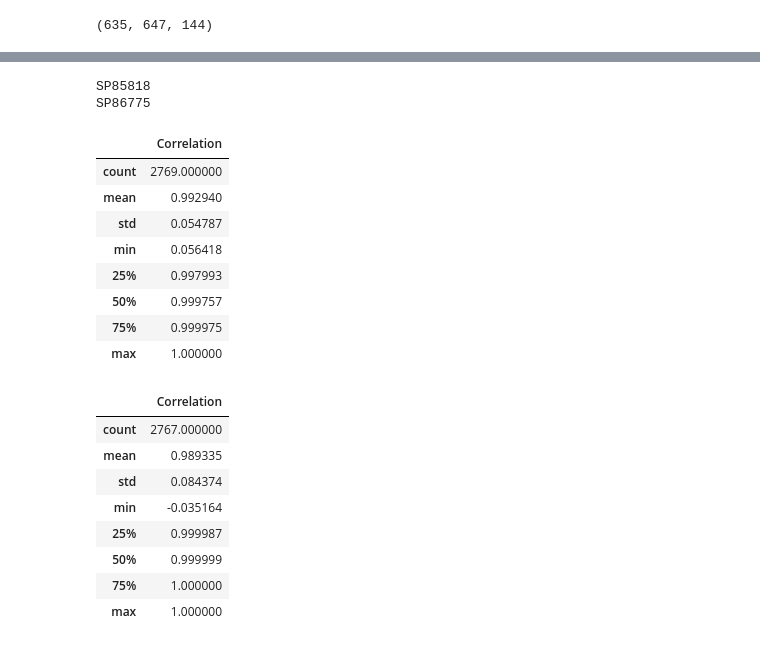
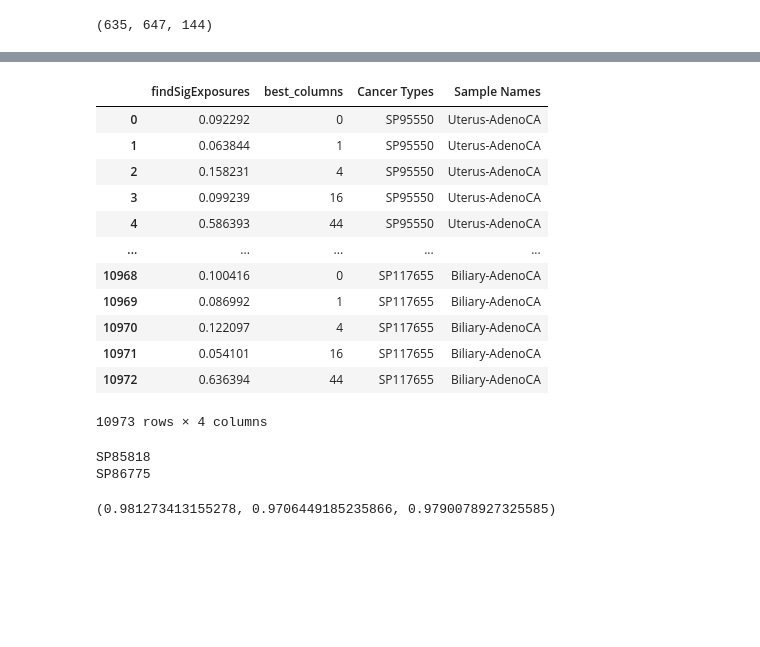
Before and after one commit to marcin119a/data_comparation, a Jupyter notebook: interpretation.ipynb, the cells around one changed output, grey strips where cells are left out. Cells and saved outputs as stored; diff of their text form; code cells hidden in the pictures; blank space fills up the shorter version.

```diff
--- a/interpretation.ipynb
+++ b/interpretation.ipynb
@@ -324,3 +310,19 @@ plt.show()
+# %%
+ground_truth_df
+# %% [output]
+|  | findSigExposures | best_columns | Cancer Types | Sample Names |
+| 0 | 0.092292 | 0 | SP95550 | Uterus-AdenoCA |
+| 1 | 0.063844 | 1 | SP95550 | Uterus-AdenoCA |
+| 2 | 0.158231 | 4 | SP95550 | Uterus-AdenoCA |
+| 3 | 0.099239 | 16 | SP95550 | Uterus-AdenoCA |
+| 4 | 0.586393 | 44 | SP95550 | Uterus-AdenoCA |
+| ... | ... | ... | ... | ... |
+| 10968 | 0.100416 | 0 | SP117655 | Biliary-AdenoCA |
+| 10969 | 0.086992 | 1 | SP117655 | Biliary-AdenoCA |
+| 10970 | 0.122097 | 4 | SP117655 | Biliary-AdenoCA |
+| 10971 | 0.054101 | 16 | SP117655 | Biliary-AdenoCA |
+| 10972 | 0.636394 | 44 | SP117655 | Biliary-AdenoCA |
+10973 rows × 4 columns
 # %%
 import pandas as pd
 import numpy as np
@@ -376,15 +374,3 @@ for sample_name in groups_df1.index:
     except:
         print(sample_name)
 correlations_df_sig_profile = pd.DataFrame(list(correlations_sig_profile.items()), columns=['Sample Names', 'Correlation'])
-# %%
-correlations_df_sig_profile.describe()
-# %% [output]
-|  | Correlation |
-| count | 2769.000000 |
-| mean | 0.992940 |
-| std | 0.054787 |
-| min | 0.056418 |
-| 25% | 0.997993 |
-| 50% | 0.999757 |
-| 75% | 0.999975 |
-| max | 1.000000 |
@@ -391,12 +392,4 @@ correlations_df_sig_profile.describe()
 # %%
-correlations_df_our.describe()
+correlations_df_our['Correlation'].mean(), correlations_df_signal['Correlation'].mean(), correlations_df_sig_profile['Correlation'].mean()
 # %% [output]
-|  | Correlation |
-| count | 2767.000000 |
-| mean | 0.989335 |
-| std | 0.084374 |
-| min | -0.035164 |
-| 25% | 0.999987 |
-| 50% | 0.999999 |
-| 75% | 1.000000 |
-| max | 1.000000 |
+(0.981273413155278, 0.9706449185235866, 0.9790078927325585)
```
Also changed, not shown: parts of 15 cells of this notebook, 25 other files.
